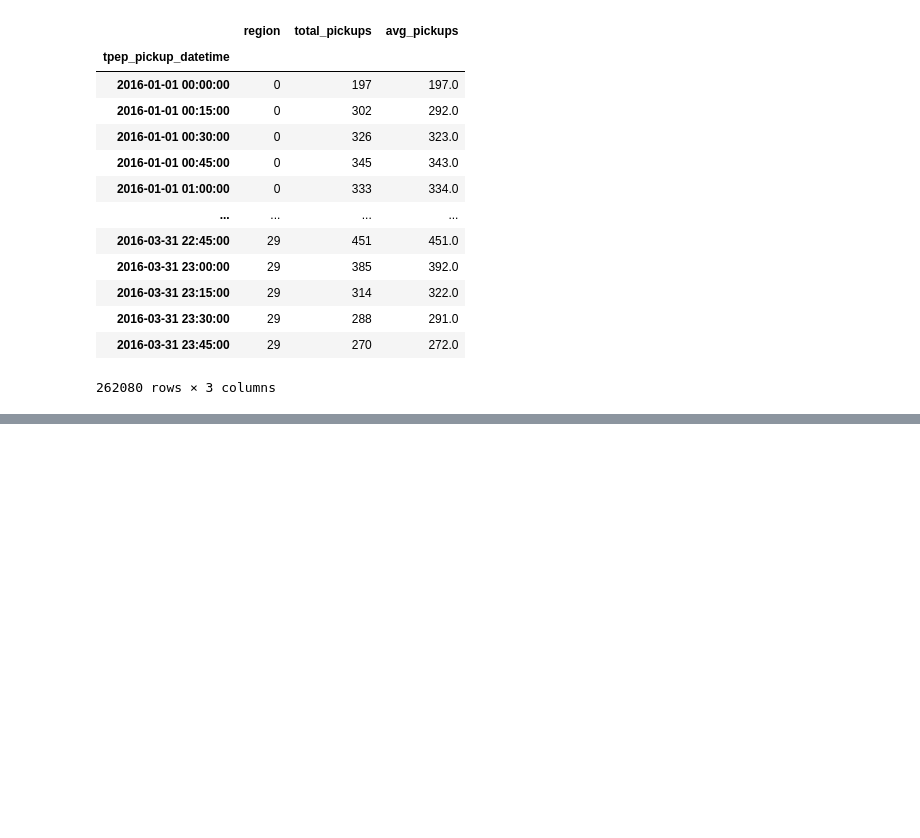
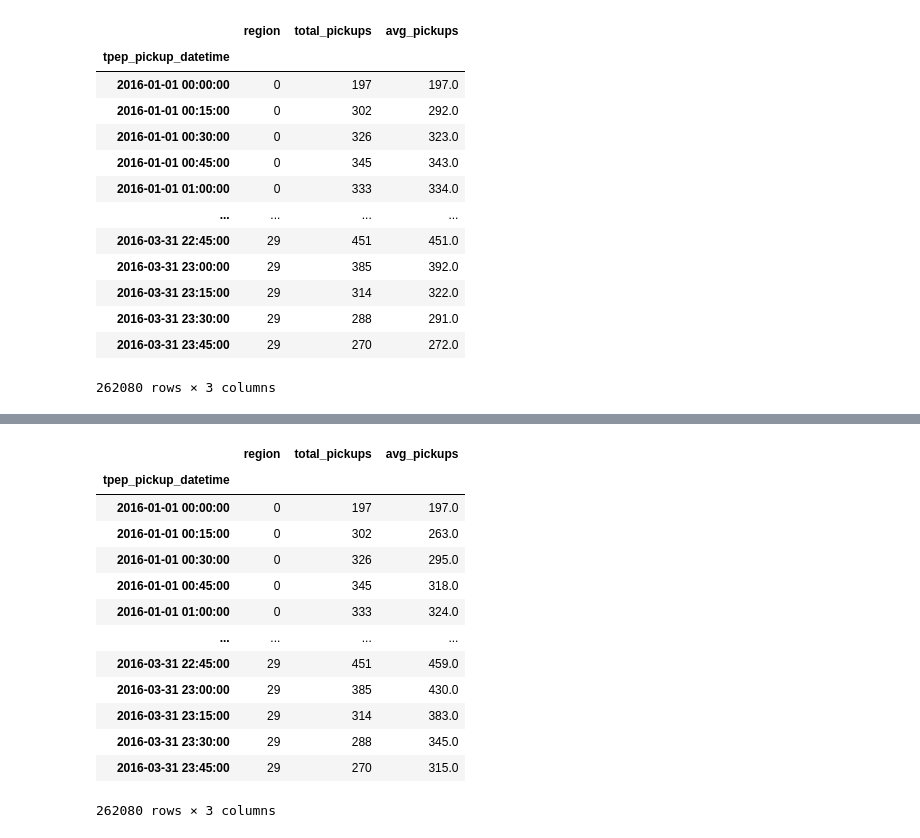
Before and after one commit to jay-kanakia/uber-demand-forecasting, a Jupyter notebook: notebooks/Historical_data.ipynb, the cells around one changed output, grey strips where cells are left out. Drawn from its saved outputs; the diff is of its cells as text; code cells hidden in the pictures; blank space fills up the shorter version.

```diff
--- a/notebooks/Historical_data.ipynb
+++ b/notebooks/Historical_data.ipynb
@@ -555,0 +558,4 @@ resampled_data
+# %%
+resampled_data.drop(columns='avg_pickups',inplace=True)
+
+resampled_data
@@ -555,0 +577,19 @@ resampled_data
+# %%
+resampled_data['avg_pickups'] = resampled_data['total_pickups'].ewm(alpha=0.4).mean().round()
+
+resampled_data
+# %% [output]
+|  | region | total_pickups | avg_pickups |
+| tpep_pickup_datetime |  |  |  |
+| 2016-01-01 00:00:00 | 0 | 197 | 197.0 |
+| 2016-01-01 00:15:00 | 0 | 302 | 263.0 |
+| 2016-01-01 00:30:00 | 0 | 326 | 295.0 |
+| 2016-01-01 00:45:00 | 0 | 345 | 318.0 |
+| 2016-01-01 01:00:00 | 0 | 333 | 324.0 |
+| ... | ... | ... | ... |
+| 2016-03-31 22:45:00 | 29 | 451 | 459.0 |
+| 2016-03-31 23:00:00 | 29 | 385 | 430.0 |
+| 2016-03-31 23:15:00 | 29 | 314 | 383.0 |
+| 2016-03-31 23:30:00 | 29 | 288 | 345.0 |
+| 2016-03-31 23:45:00 | 29 | 270 | 315.0 |
+262080 rows × 3 columns
```
Also changed, not shown: parts of 3 cells of this notebook, 1 other file.
